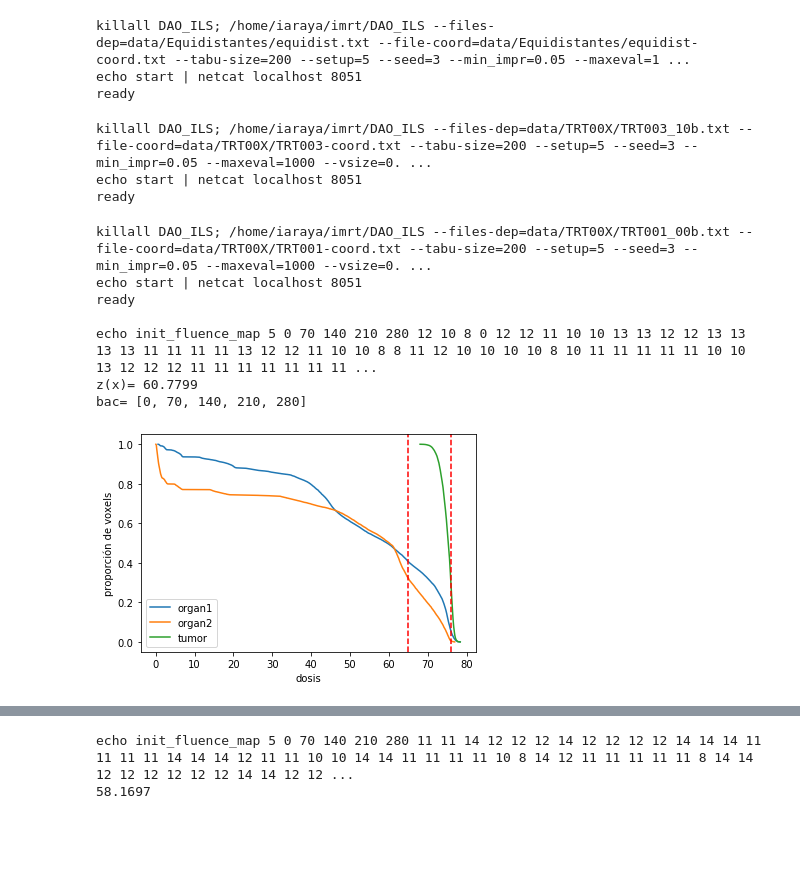
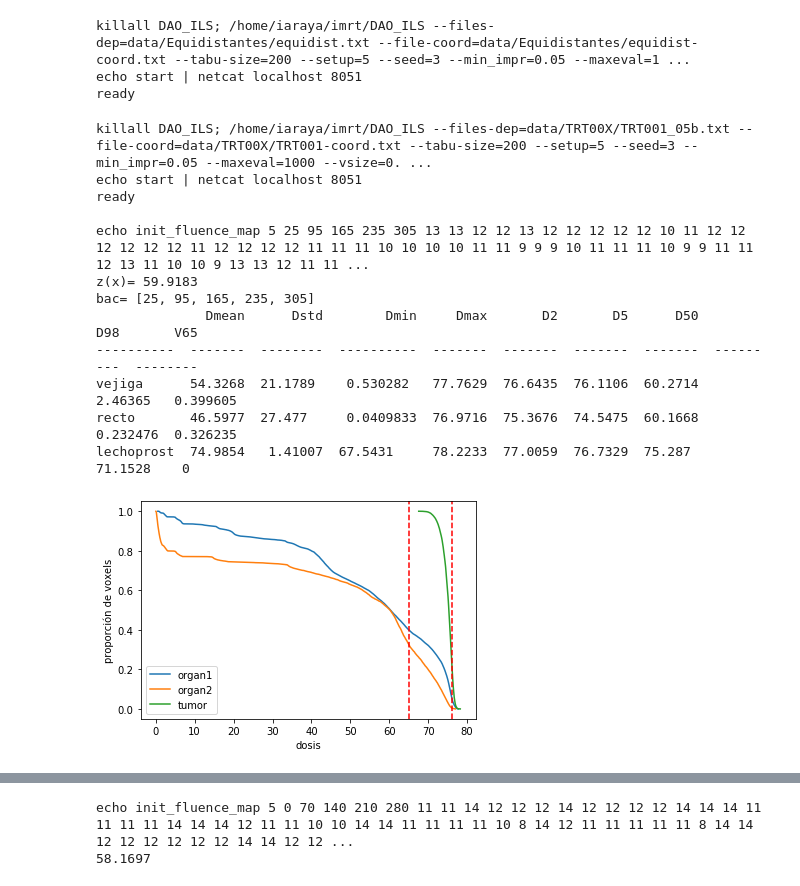
Before and after one commit to rilianx/Research, a Jupyter notebook: imrt_bao/tutorial.ipynb, the cells around one changed output, grey strips where cells are left out. Drawn from its saved outputs; the diff is of its cells as text; code cells hidden in the pictures; blank space fills up the shorter version.

Commit message:
imrt tutorial

```diff
--- a/imrt_bao/tutorial.ipynb
+++ b/imrt_bao/tutorial.ipynb
@@ -19,9 +19,12 @@ pass: ········
 import importlib
 importlib.reload(imrt)
 
+
 def D(dose_vector, x=95): return dose_vector[int(len(dose_vector)*x/100)]
 def Dmax(dose_vector): return np.max(dose_vector)
+def Dmin(dose_vector): return np.min(dose_vector)
 def Dmean(dose_vector): return np.mean(dose_vector)
+def Dstd(dose_vector): return np.std(dose_vector)
 def V(dose_vector, dose=0.95*76): return np.argmax(dose_vector < dose)/len(dose_vector)
 # %% [markdown]
 ----
@@ -41,32 +44,49 @@ instance = imrt.imrt("/home/iaraya/imrt", ["data/Equidistantes/equidist.txt", "d
 killall DAO_ILS; /home/iaraya/imrt/DAO_ILS --files-dep=data/Equidistantes/equidist.txt --file-coord=data/Equidistantes/equidist-coord.txt --tabu-size=200 --setup=5 --seed=3 --min_impr=0.05 --maxeval=1 ...
 echo start | netcat localhost 8051
 ready
-# %%
-instance = imrt.imrt("/home/iaraya/imrt", ["data/TRT00X/TRT003_10b.txt", "data/TRT00X/TRT003-coord.txt"], \
-                     ssh, max_voxels=2000000, port=8051, targeted=True, min_impr=0.05, vsize=0.002)
-# %% [output]
-killall DAO_ILS; /home/iaraya/imrt/DAO_ILS --files-dep=data/TRT00X/TRT003_10b.txt --file-coord=data/TRT00X/TRT003-coord.txt --tabu-size=200 --setup=5 --seed=3 --min_impr=0.05 --maxeval=1000 --vsize=0. ...
-echo start | netcat localhost 8051
-ready
-# %%
-instance = imrt.imrt("/home/iaraya/imrt", ["data/TRT00X/TRT001_00b.txt", "data/TRT00X/TRT001-coord.txt"], ssh, max_voxels=2000000, port=8051, targeted=True)
-bac=[0, 70, 140, 210, 280]
-val=instance.init_fluence_map(fluence_map=[12,10,8,0,12,12,11,10,10,13,13,12,12,13,13,13,13,11,11,11,11,13,12,12,11,10,10,8,8,11,12,10,10,10,10,8,10,11,11,11,11,11,10,10,13,12,12,12,11,11,11,11,11,11,11,12,12,12,12,8,13,11,11,11,13,12,12,12,13,13,12,5,5,12,12,11,12,12,12,12,12,9,11,11,11,12,12,11,9,9,12,12,12,12,12,12,11,11,11,11,12,12,12,11,11,11,0,8,9,9,12,12,12,11,0,12,12,12,12,0,9,11,11,11,11,9,9,8,12,9,9,5,0,8,12,7,9,7,7,12,12,10,10,10,10,10,10,11,10,10,10,10,10,10,11,12,11,11,11,10,10,9,7,11,10,10,10,10,10,9,9,9,9,9,10,11,10,10,7,7,7,9,10,11,12,9,9,9,10,10,11,9,9,9,10,10,10,11,12,12,12,17,17,11,10,10,9,10,10,12,10,10,10,12,17,10,9,9,9,11,11,11,9,9,9,9,11,10,9,9,9,9,9,9,12,10,10,10,10,10,10,10,17,11,10,10,10,10,10,9,12,10,10,10,10,10,9,9,9,9,9,10,10,12,12,12,12,17,0,0,5,0,5,10,9,0,5,11,10,10,5,10,10,11,11,0,5,5,11,11,10,10,10,5,11,11,11,10,9,8,8,11,10,10,10,10,9,0,0,10,10,10,10,10,5,10,10,11,10,10,5,9,9,11,5,0,0], \
-                          bac=bac)
-print("z(x)=",val)
-print("bac=",bac)
-dose_vectors = instance.get_dose_vectors()
-#print("D_95 (tumor): ", D(dose_vectors[2],x=95))
-#print("Dmax (organ1): ", Dmax(dose_vectors[0]))
-#print("Dmean (organ2): ", Dmean(dose_vectors[1]))
-#print("V_95 (tumor): ", V(dose_vectors[2], dose=0.99*76))
-imrt.show_plot(dose_vectors)
-# %% [output]
-killall DAO_ILS; /home/iaraya/imrt/DAO_ILS --files-dep=data/TRT00X/TRT001_00b.txt --file-coord=data/TRT00X/TRT001-coord.txt --tabu-size=200 --setup=5 --seed=3 --min_impr=0.05 --maxeval=1000 --vsize=0. ...
-echo start | netcat localhost 8051
-ready
-
-echo init_fluence_map 5 0 70 140 210 280 12 10 8 0 12 12 11 10 10 13 13 12 12 13 13 13 13 11 11 11 11 13 12 12 11 10 10 8 8 11 12 10 10 10 10 8 10 11 11 11 11 11 10 10 13 12 12 12 11 11 11 11 11 11 11 ...
-z(x)= 60.7799
-bac= [0, 70, 140, 210, 280]
-[figure, removed]
+# %%
+#/home/iaraya/imrt/AS --path=/home/iaraya/imrt --file-dep=data/TRT00X/TRT001_05.txt --file-coord=data/TRT00X/TRT001-coord.txt  -s mixedILS --ls_sequential=aperture --maxeval=15000 --ls=first --setup=open_min --tabu-size=200 --perturbation-size=3 --seed=1  --max-intensity=20  --targeted --min_impr=0.05 --vsize=0.002 --convergence=mixedILS
+
+instance = imrt.imrt("/home/iaraya/imrt", ["data/TRT00X/TRT001_05b.txt", "data/TRT00X/TRT001-coord.txt"], ssh, max_voxels=2000000, port=8051, targeted=True)
+bac=[25, 25+70, 25+140, 25+210, 25+280]
+val=instance.init_fluence_map(fluence_map=[13,13,12,12,13,12,12,12,12,12,10,11,12,12,12,12,12,12,11,12,12,12,12,11,11,11,10,10,10,10,11,11,9,9,9,10,11,11,11,10,9,9,11,11,12,13,11,10,10,9,13,13,12,11,11,11,13,11,11,11,11,10,10,10,10,13,10,9,9,0,0,0,0,10,10,12,2,10,11,12,12,12,7,12,12,12,11,11,7,12,12,11,11,11,11,0,0,9,12,12,11,11,11,10,9,7,7,11,11,11,12,12,0,11,11,12,12,0,7,11,11,12,0,7,10,10,0,0,12,10,13,14,13,13,12,10,12,12,11,11,11,11,11,12,12,11,11,12,14,12,12,12,12,11,11,10,11,11,11,11,12,11,11,11,11,11,11,11,11,11,11,10,10,10,10,10,11,11,14,13,11,11,11,11,10,12,12,12,13,12,12,12,14,12,14,14,13,12,13,0,11,11,11,9,9,10,11,8,8,9,10,7,7,8,9,8,0,0,0,8,8,11,11,7,7,7,7,8,10,11,10,7,11,10,10,10,10,9,9,11,11,11,11,10,9,9,9,11,11,11,11,11,9,9,9,11,10,10,10,10,10,10,11,11,0,9,7,7,11,7,7,7,11,9,9,9,8,11,10,10,10,10,7,7,9,10,11,11,11,7,10,10,10,11,11,9,8,11,11,11,11,10,9,8,8,10,11,10,10,10,9,9,9,9,9,9,9,9,9,9,11,7,9,10,9,8,8,8,7,9,9,0,7,10], bac=bac)
+print("z(x)=",val)
+print("bac=",bac)
+dose_vectors = instance.get_dose_vectors()
+dose_vectors[0][::-1].sort()
+dose_vectors[1][::-1].sort()
+dose_vectors[2][::-1].sort()
+
+table = [["vejiga"],["recto"],["lechoprost"]]
+
+for i in range(3):
+    table[i].append(Dmean(dose_vectors[i]))
+    table[i].append(Dstd(dose_vectors[i]))
+    table[i].append(Dmin(dose_vectors[i]))
+    table[i].append(Dmax(dose_vectors[i]))
+    table[i].append(D(dose_vectors[i],x=2))
+    table[i].append(D(dose_vectors[i],x=5))
+    table[i].append(D(dose_vectors[i],x=50))
+    table[i].append(D(dose_vectors[i],x=98))
+    table[i].append(V(dose_vectors[i],dose=65))
+
+
+from tabulate import tabulate
+print(tabulate(table, headers=['Dmean', 'Dstd', 'Dmin', 'Dmax', 'D2', 'D5', 'D50', 'D98', 'V65']))
+
+
+imrt.show_dvh(dose_vectors)
+# %% [output]
+killall DAO_ILS; /home/iaraya/imrt/DAO_ILS --files-dep=data/TRT00X/TRT001_05b.txt --file-coord=data/TRT00X/TRT001-coord.txt --tabu-size=200 --setup=5 --seed=3 --min_impr=0.05 --maxeval=1000 --vsize=0. ...
+echo start | netcat localhost 8051
+ready
+
+echo init_fluence_map 5 25 95 165 235 305 13 13 12 12 13 12 12 12 12 12 10 11 12 12 12 12 12 12 11 12 12 12 12 11 11 11 10 10 10 10 11 11 9 9 9 10 11 11 11 10 9 9 11 11 12 13 11 10 10 9 13 13 12 11 11 ...
+z(x)= 59.9183
+bac= [25, 95, 165, 235, 305]
+              Dmean      Dstd        Dmin     Dmax       D2       D5      D50        D98       V65
+----------  -------  --------  ----------  -------  -------  -------  -------  ---------  --------
+vejiga      54.3268  21.1789    0.530282   77.7629  76.6435  76.1106  60.2714   2.46365   0.399605
+recto       46.5977  27.477     0.0409833  76.9716  75.3676  74.5475  60.1668   0.232476  0.326235
+lechoprost  74.9854   1.41007  67.5431     78.2233  77.0059  76.7329  75.287   71.1528    0
+[figure, added]
```
Also changed, not shown: parts of 3 cells of this notebook, 1 other file.
